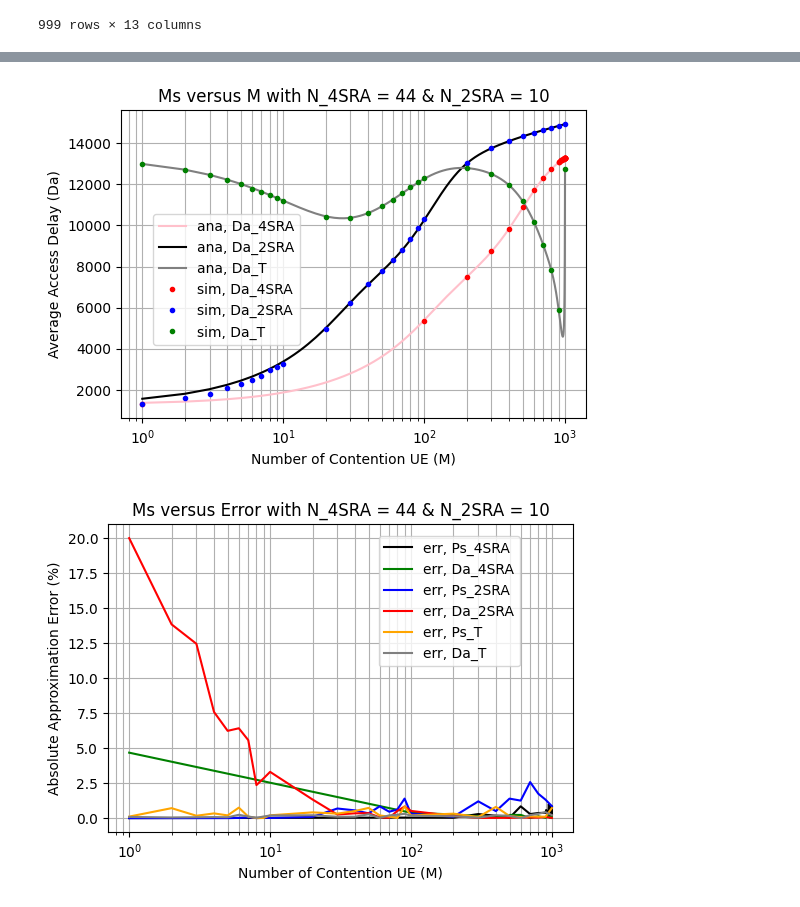
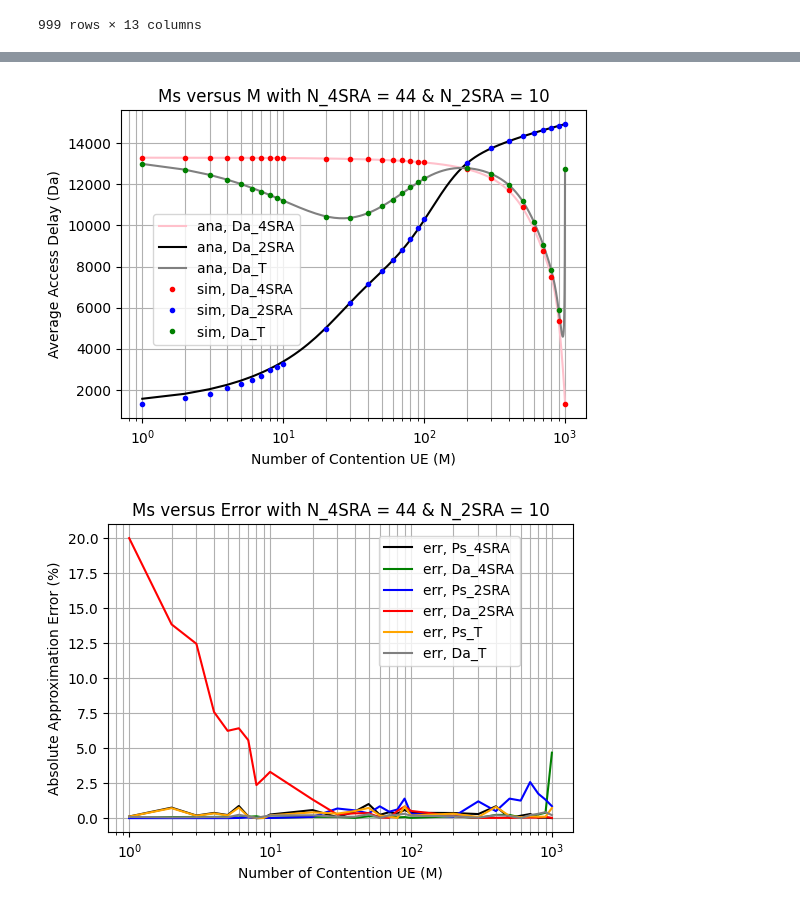
Before and after one commit to timlin0307/Thesis-Simulation, a Jupyter notebook: 2SRA and 4SRA without Fallback/Simulation.ipynb, the cells around one changed output, grey strips where cells are left out. Cells and saved outputs as stored; diff of their text form; code cells hidden in the pictures.

```diff
--- a/2SRA and 4SRA without Fallback/Simulation.ipynb
+++ b/2SRA and 4SRA without Fallback/Simulation.ipynb
@@ -617,23 +619,28 @@ plt.show()
 # %%
 # Da
-plt.plot(ana.M_4SRA, ana.Da_4SRA, '-', color = 'pink', label = 'ana, Da_4SRA')
+plt.plot(ana.M_2SRA, ana.Da_4SRA, '-', color = 'pink', label = 'ana, Da_4SRA')
 plt.plot(ana.M_2SRA, ana.Da_2SRA, '-', color = 'black', label = 'ana, Da_2SRA')
 plt.plot(ana.M_2SRA, ana.Da_T, '-', color = 'gray', label = 'ana, Da_T')
-plt.plot(sim.M_4SRA, sim.Da_4SRA, 'o', ms = 3, color = 'red', label = 'sim, Da_4SRA')
+plt.plot(sim.M_2SRA, sim.Da_4SRA, 'o', ms = 3, color = 'red', label = 'sim, Da_4SRA')
 plt.plot(sim.M_2SRA, sim.Da_2SRA, 'o', ms = 3, color = 'blue', label = 'sim, Da_2SRA')
 plt.plot(sim.M_2SRA, sim.Da_T, 'o', ms = 3, color = 'green', label = 'sim, Da_T')
 plt.xscale('log')
 plt.title('Ms versus M with N_4SRA = 44 & N_2SRA = 10')
 plt.xlabel("Number of Contention UE (M)")
 plt.ylabel("Average Access Delay (Da)")
 plt.grid(True, which="both")
 plt.legend(loc='center right', bbox_to_anchor=(0.4, 0.45))
 plt.rcParams["figure.figsize"] = (6, 4)
 plt.show()
 # %% [output]
-[figure, old version]
+[figure, new version]
 # %%
 # Error rate
+num_UE_2SRA = [1, 2, 3, 4, 5, 6, 7, 8, 9,
+               10, 20, 30, 40, 50, 60, 70, 80, 90,
+               100, 200, 300, 400, 500, 600, 700, 800, 900,
+               999]
+
 # err_Ms = [0.0 for i in range(0, len(num_UE))]
 err_Ps_4SRA = [0.0 for i in range(0, len(num_UE_2SRA))]
 err_Da_4SRA = [0.0 for i in range(0, len(num_UE_2SRA))]
@@ -651,8 +658,8 @@ for m in range(0, len(num_UE_2SRA)):
   err_Da_T[m] = float((abs(sim.Da_T[m] - ana.Da_T[num_UE_2SRA[m] - 1]) / sim.Da_T[m]) * 100)
 
 # plt.plot(sim.M, err_Ms, '-', color = 'green', label = 'err, Ms')
-plt.plot(sim.M_4SRA, err_Ps_4SRA, '-', color = 'black', label = 'err, Ps_4SRA')
-plt.plot(sim.M_4SRA, err_Da_4SRA, '-', color = 'green', label = 'err, Da_4SRA')
+plt.plot(sim.M_2SRA, err_Ps_4SRA, '-', color = 'black', label = 'err, Ps_4SRA')
+plt.plot(sim.M_2SRA, err_Da_4SRA, '-', color = 'green', label = 'err, Da_4SRA')
 plt.plot(sim.M_2SRA, err_Ps_2SRA, '-', color = 'blue', label = 'err, Ps_2SRA')
 plt.plot(sim.M_2SRA, err_Da_2SRA, '-', color = 'red', label = 'err, Da_2SRA')
 plt.plot(sim.M_2SRA, err_Ps_T, '-', color = 'orange', label = 'err, Ps_T')
@@ -666,4 +673,4 @@ plt.legend(loc='center right', bbox_to_anchor=(0.9, 0.75))
 plt.rcParams["figure.figsize"] = (6, 4)
 plt.show()
 # %% [output]
-[figure, old version]
+[figure, new version]
```
Also changed, not shown: parts of 3 cells of this notebook, 4 other files.
